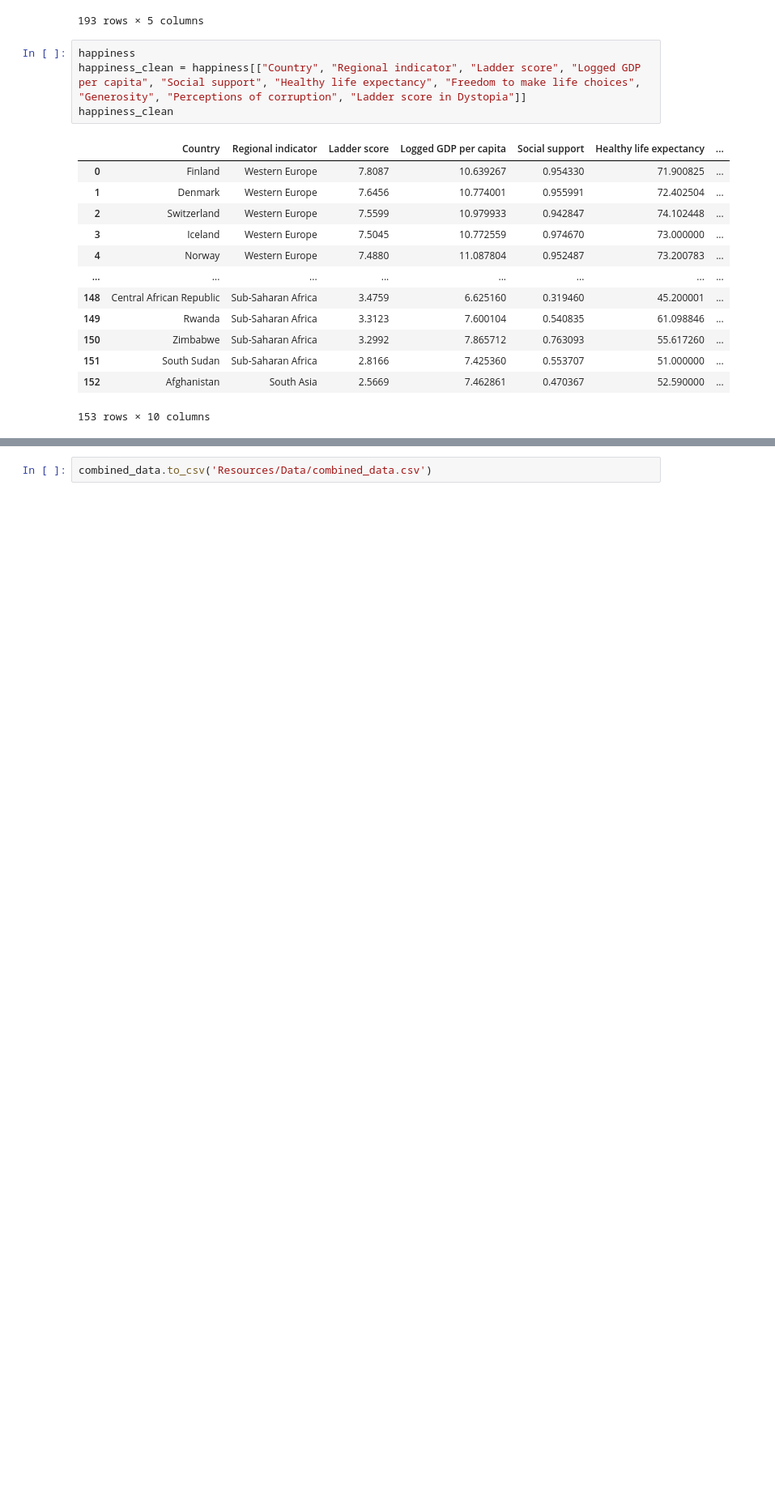
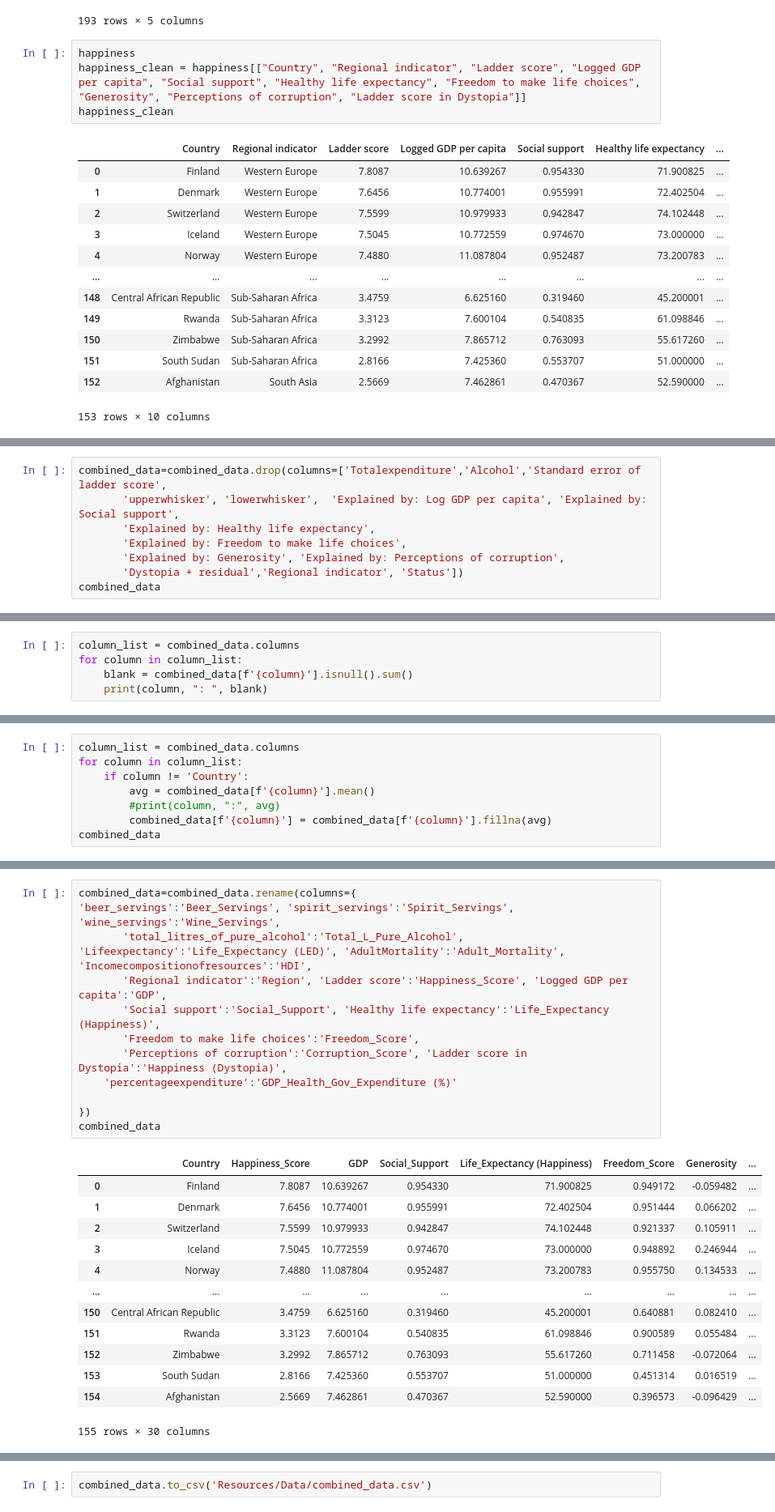
Before and after one commit to staceywai/Final-Project, a Jupyter notebook: combine_data.ipynb, the cells around one changed output, grey strips where cells are left out. Shown at 81% size. Cells and saved outputs as stored; diff of their text form; blank space fills up the shorter version.

```diff
--- a/combine_data.ipynb
+++ b/combine_data.ipynb
@@ -140,0 +141,8 @@ combined_data
+# %%
+combined_data=combined_data.drop(columns=['Totalexpenditure','Alcohol','Standard error of ladder score',
+       'upperwhisker', 'lowerwhisker',  'Explained by: Log GDP per capita', 'Explained by: Social support',
+       'Explained by: Healthy life expectancy',
+       'Explained by: Freedom to make life choices',
+       'Explained by: Generosity', 'Explained by: Perceptions of corruption',
+       'Dystopia + residual','Regional indicator', 'Status'])
+combined_data
@@ -140,0 +163,5 @@ combined_data
+# %%
+column_list = combined_data.columns
+for column in column_list:
+    blank = combined_data[f'{column}'].isnull().sum()
+    print(column, ": ", blank)
@@ -140,0 +186,8 @@ combined_data
+# %%
+column_list = combined_data.columns
+for column in column_list:
+    if column != 'Country':
+        avg = combined_data[f'{column}'].mean()
+        #print(column, ":", avg)
+        combined_data[f'{column}'] = combined_data[f'{column}'].fillna(avg)
+combined_data
@@ -140,0 +231,26 @@ combined_data
+# %%
+combined_data=combined_data.rename(columns={
+'beer_servings':'Beer_Servings', 'spirit_servings':'Spirit_Servings', 'wine_servings':'Wine_Servings',
+       'total_litres_of_pure_alcohol':'Total_L_Pure_Alcohol', 'Lifeexpectancy':'Life_Expectancy (LED)', 'AdultMortality':'Adult_Mortality', 'Incomecompositionofresources':'HDI',
+       'Regional indicator':'Region', 'Ladder score':'Happiness_Score', 'Logged GDP per capita':'GDP',
+       'Social support':'Social_Support', 'Healthy life expectancy':'Life_Expectancy (Happiness)',
+       'Freedom to make life choices':'Freedom_Score',
+       'Perceptions of corruption':'Corruption_Score', 'Ladder score in Dystopia':'Happiness (Dystopia)',
+    'percentageexpenditure':'GDP_Health_Gov_Expenditure (%)'
+
+})
+combined_data
+# %% [output]
+|  | Country | Happiness_Score | GDP | Social_Support | Life_Expectancy (Happiness) | Freedom_Score | Generosity | ... |
+| 0 | Finland | 7.8087 | 10.639267 | 0.954330 | 71.900825 | 0.949172 | -0.059482 | ... |
+| 1 | Denmark | 7.6456 | 10.774001 | 0.955991 | 72.402504 | 0.951444 | 0.066202 | ... |
+| 2 | Switzerland | 7.5599 | 10.979933 | 0.942847 | 74.102448 | 0.921337 | 0.105911 | ... |
+| 3 | Iceland | 7.5045 | 10.772559 | 0.974670 | 73.000000 | 0.948892 | 0.246944 | ... |
+| 4 | Norway | 7.4880 | 11.087804 | 0.952487 | 73.200783 | 0.955750 | 0.134533 | ... |
+| ... | ... | ... | ... | ... | ... | ... | ... | ... |
+| 150 | Central African Republic | 3.4759 | 6.625160 | 0.319460 | 45.200001 | 0.640881 | 0.082410 | ... |
+| 151 | Rwanda | 3.3123 | 7.600104 | 0.540835 | 61.098846 | 0.900589 | 0.055484 | ... |
+| 152 | Zimbabwe | 3.2992 | 7.865712 | 0.763093 | 55.617260 | 0.711458 | -0.072064 | ... |
+| 153 | South Sudan | 2.8166 | 7.425360 | 0.553707 | 51.000000 | 0.451314 | 0.016519 | ... |
+| 154 | Afghanistan | 2.5669 | 7.462861 | 0.470367 | 52.590000 | 0.396573 | -0.096429 | ... |
+155 rows × 30 columns
```
Also changed, not shown: parts of 13 cells of this notebook, 3 other files.
